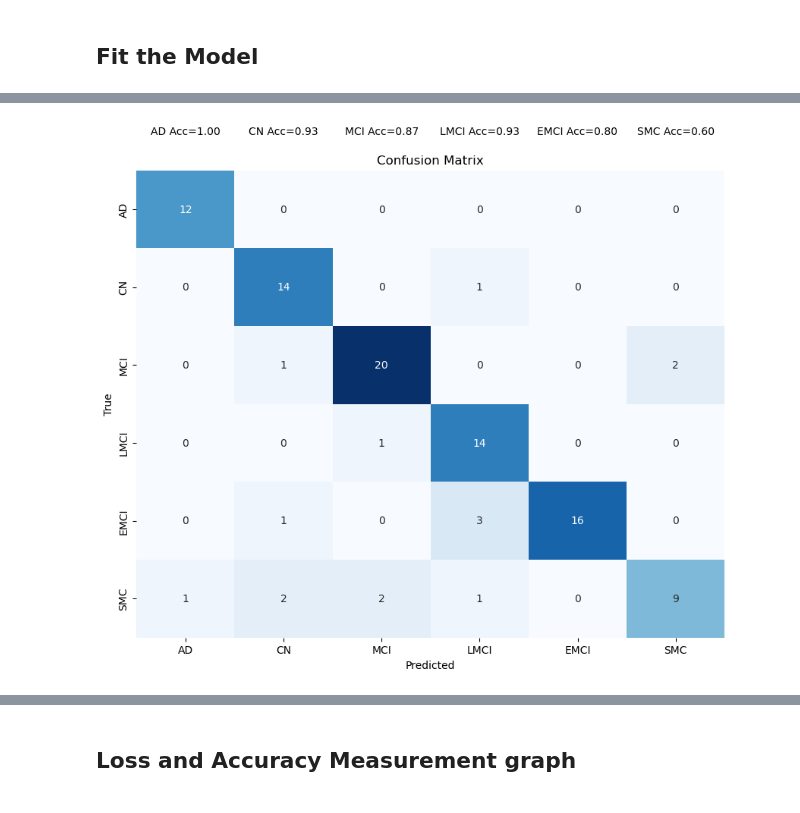
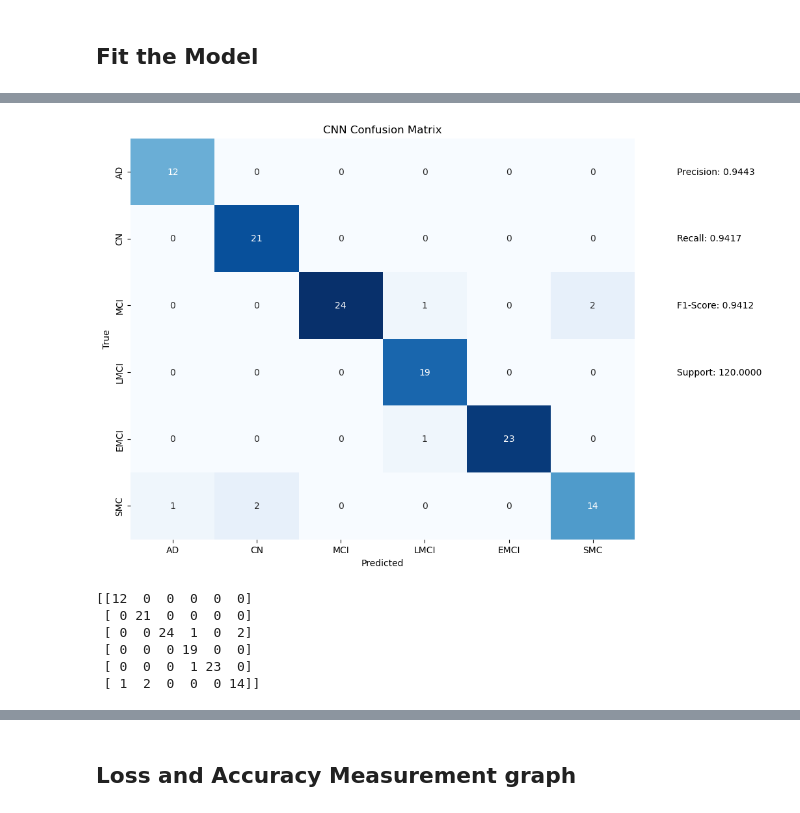
Before and after one commit to Dhanush678/Final-year-project, a Jupyter notebook: final_code.ipynb, the cells around one changed output, grey strips where cells are left out. Cells and saved outputs as stored; diff of their text form; code cells hidden in the pictures.

```diff
--- a/final_code.ipynb
+++ b/final_code.ipynb
@@ -36,7 +36,7 @@ Y_train = [] #Training Labels
 image_size=150
 
 for i in labels:
-    folderPath = os.path.join(r'D:\FYP_SOFTWARE 2023\FYP_SOFTWARE 2023\CODE AND DATASETS\train', i)
+    folderPath = os.path.join(r'C:\Users\HP\FYP_SOFTWARE 2023\CODE AND DATASETS\2_LEVEL_DTCWT OUTPUT', i)
     for j in tqdm(os.listdir(folderPath)):
         image = cv2.imread(os.path.join(folderPath, j))
         image = cv2.resize(image, (image_size, image_size))
@@ -45,7 +45,7 @@ for i in labels:
 
 
 for i in labels:
-    folderPath = os.path.join(r'D:\FYP_SOFTWARE 2023\FYP_SOFTWARE 2023\CODE AND DATASETS\train', i) # Join two or more pathname components
+    folderPath = os.path.join(r'C:\Users\HP\FYP_SOFTWARE 2023\CODE AND DATASETS\2_LEVEL_DTCWT OUTPUT', i) # Join two or more pathname components
     for j in tqdm(os.listdir(folderPath)):
         image = cv2.imread(os.path.join(folderPath, j))
         image = cv2.resize(image, (image_size, image_size))
@@ -69,7 +69,7 @@ Xtrain, Ytrain = shuffle(Xtrain, Ytrain, random_state=42)
 # %% [markdown]
 ## Train test split which is divided train dataset and validation dataset
 # %%
-xtrain,xtest, Ytrain,ytest = train_test_split(Xtrain, Ytrain,test_size=0.1
+xtrain,xtest, Ytrain,ytest = train_test_split(Xtrain, Ytrain,test_size=0.12
                                               , random_state=42)
 # %%
 xtrain.shape
@@ -254,3 +250,11 @@ plt.show()
+# %%
+import visualkeras
+
+visualkeras.layered_view(model).show() # display using your system viewer
+visualkeras.layered_view(model, to_file='output.png') # write to disk
+model.add(visualkeras.SpacingDummyLayer(spacing=100))
 # %%
-    history=model.fit(xtrain, ytrain, epochs=20, batch_size=32, validation_split=0.3)
+plot_model(model, to_file='cnn.png', show_shapes=True, show_layer_names=True)
+
+history=model.fit(xtrain, ytrain, epochs=30, batch_size=32, validation_split=0.2)
 # %% [output]
@@ -278,31 +287,39 @@ ev = model.predict(xtest)
 # %%
-from sklearn.metrics import classification_report, confusion_matrix
+from sklearn.metrics import classification_report, confusion_matrix, accuracy_score
 import numpy as np
 import matplotlib.pyplot as plt
 import seaborn as sns
 
 # Assuming 'labels' is a list of class labels
-labels =  ['AD','CN','MCI','LMCI','EMCI','SMC']
+labels = ['AD', 'CN', 'MCI', 'LMCI', 'EMCI', 'SMC']
 
 # Assuming 'xtest' and 'ytest' are your test data and labels
 pred = model.predict(xtest)
 pred = np.argmax(pred, axis=1)
+
 actual_label = np.argmax(ytest, axis=1)
 
-# Calculate confusion matrix
-cm = confusion_matrix(actual_label, pred)
+conf_matrix = confusion_matrix(actual_label, pred)
+accuracy = accuracy_score(actual_label, pred)
+print(f'Accuracy: {accuracy}')
 
 # Plot the confusion matrix using seaborn and matplotlib
 plt.figure(figsize=(10, 8))
-sns.heatmap(cm, annot=True, fmt="d", cmap="Blues", xticklabels=labels, yticklabels=labels, cbar=False)
+sns.heatmap(conf_matrix, annot=True, fmt="d", cmap="Blues", xticklabels=labels, yticklabels=labels, cbar=False)
 
-# Calculate and display per-class accuracy below the x-axis
-per_class_accuracy = np.diag(cm) / np.sum(cm, axis=1)
-for i, label in enumerate(labels):
-    plt.text(i + 0.5, -0.5, f'{label} Acc={per_class_accuracy[i]:.2f}', color='black', ha='center', va='center')
+# Display overall metrics below the x-axis
+report = classification_report(actual_label, pred, target_names=labels, output_dict=True)
+overall_metrics = report['weighted avg']
+
+# Display metrics below the x-axis
+metrics_labels = ['Precision', 'Recall', 'F1-Score', 'Support']
+metrics_values = [overall_metrics['precision'], overall_metrics['recall'], overall_metrics['f1-score'], overall_metrics['support']]
+
+for i, metric in enumerate(metrics_labels):
+    plt.text(len(labels) + 0.5, i + 0.5, f'{metric}: {metrics_values[i]:.4f}', verticalalignment='center')
 
 plt.xlabel('Predicted')
 plt.ylabel('True')
-plt.title('Confusion Matrix')
+plt.title('CNN Confusion Matrix')
 plt.show()
 # %% [output]
@@ -310 +328,10 @@ plt.show()
-[figure, old version]
+[figure, new version]
+# %%
+print(conf_matrix)
+# %% [output]
+[[12  0  0  0  0  0]
+ [ 0 21  0  0  0  0]
+ [ 0  0 24  1  0  2]
+ [ 0  0  0 19  0  0]
+ [ 0  0  0  1 23  0]
+ [ 1  2  0  0  0 14]]
```
Also changed, not shown: parts of 93 cells of this notebook.
